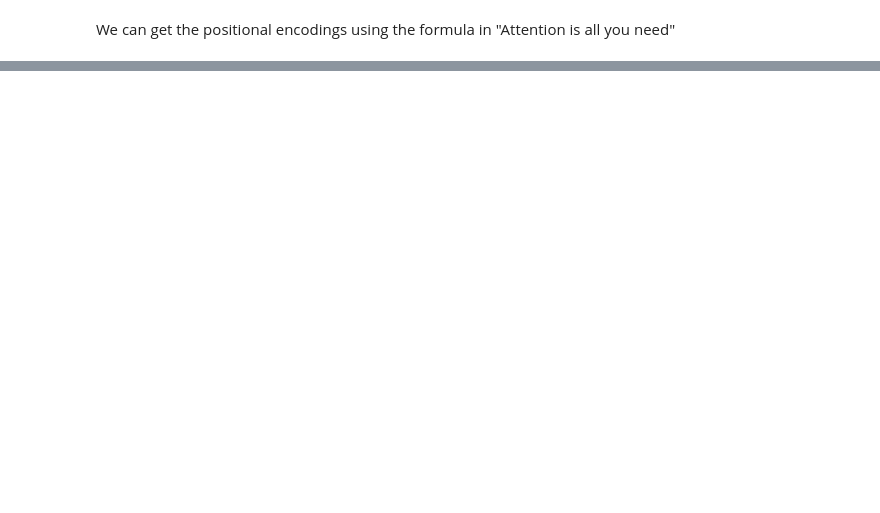
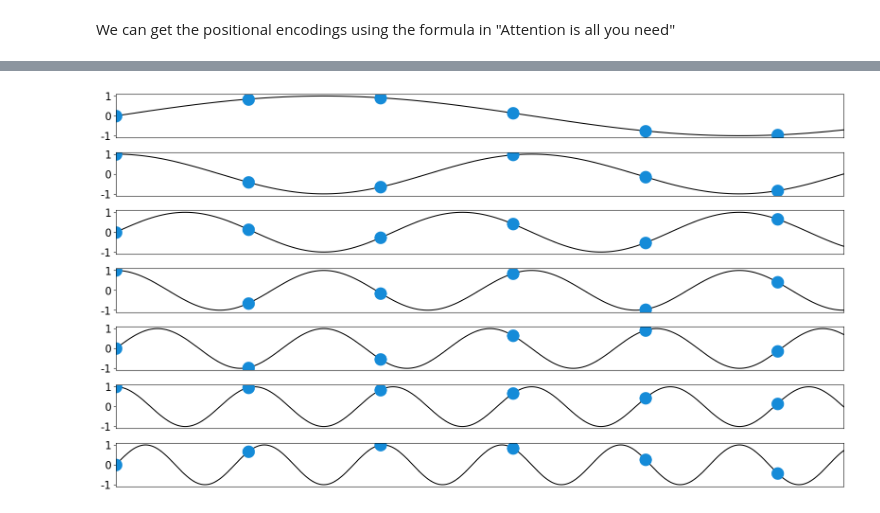
Before and after one commit to emoeller80281/Machine-Learning, a Jupyter notebook: positional_encoding.ipynb, the cells around one changed output, grey strips where cells are left out. Saved outputs shown, nothing was run; the diff lists cells and outputs as text; code cells hidden in the pictures; blank space fills up the shorter version.

```diff
--- a/positional_encoding.ipynb
+++ b/positional_encoding.ipynb
@@ -245,0 +254,47 @@ Position: 2 Word: about
+# %%
+n_pos = len(sequence)
+n_embeds = embedding_dim  # just a convenient x-range to show
+fig, axes = plt.subplots(nrows=n_pos, ncols=1, figsize=(16, 1.25*n_pos), sharex=True)
+
+if not isinstance(axes, np.ndarray):
+    axes = np.array([axes])
+
+x = np.linspace(0, n_embeds, 10000)
+dots = np.arange(0, n_embeds, 1)
+for pos in range(0, n_pos):
+    freq = pos + 1
+    if pos % 2 == 0:
+        # Plot the position-specific curve
+        y = np.sin(freq * x)
+
+        axes[pos].plot(x, y, color="black")
+        axes[pos].plot(dots, np.sin(freq * dots), 'o', color="#158bd8", markersize=18)
+
+        # axes[pos].set_ylabel(sequence[pos], fontsize=18, rotation=0, labelpad=25)
+        axes[pos].tick_params(axis='x', bottom=False)
+        axes[pos].set_yticks([-1, 0, 1])
+        axes[pos].set_xlim((0, 5.5))
+        axes[pos].set_yticklabels(labels=[-1, 0, 1], fontsize=16, rotation=0)
+
+    else:
+        y = np.cos(freq * x)
+
+        axes[pos].plot(x, y, color="black")
+        axes[pos].plot(dots, np.cos(freq * dots), 'o', color="#158bd8", markersize=18)
+
+        # axes[pos].set_ylabel(sequence[pos], fontsize=18, rotation=0, labelpad=25)
+
+        axes[pos].tick_params(axis='x', bottom=False)
+        axes[pos].set_yticks([-1, 0, 1])
+        axes[pos].set_xlim((0, 5.5))
+        axes[pos].set_yticklabels(labels=[-1, 0, 1], fontsize=16, rotation=0)
+
+
+# axes[-1].set_xticklabels([f"Embedding {i}\n(sine)" if i % 2 == 0 else f"Embedding {i}\n(cosine)" for i in range(n_embeds)], fontsize=18, rotation=0)
+# axes[-1].tick_params(axis='x', bottom=False, pad=10)
+axes[-1].set_xticks([])
+
+plt.tight_layout()
+plt.show()
+# %% [output]
+[figure, added]
```
Also changed, not shown: parts of 10 cells of this notebook, 5 other files.
